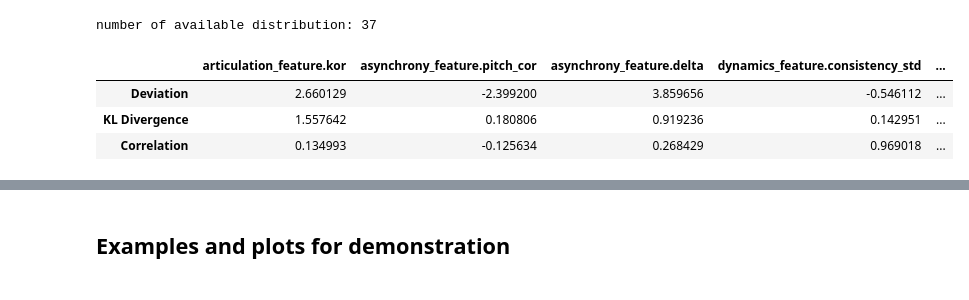
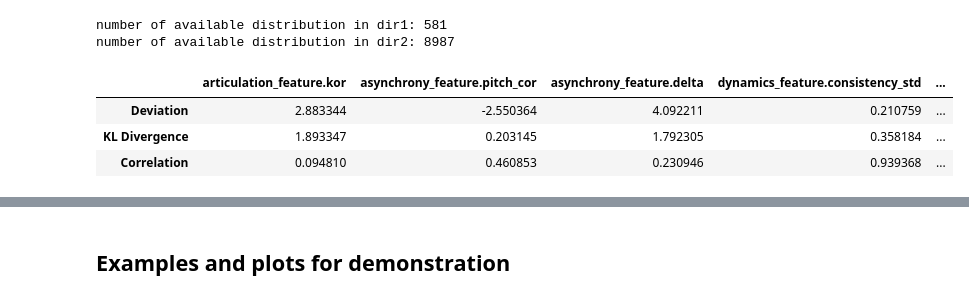
Before and after one commit to annushkalebedev/DExter, a Jupyter notebook: visualization.ipynb, the cells around one changed output, grey strips where cells are left out. Drawn from its saved outputs; the diff is of its cells as text; code cells hidden in the pictures.

```diff
--- a/visualization.ipynb
+++ b/visualization.ipynb
@@ -52,12 +58,13 @@ def get_table_mean(eval_dir1, eval_dir2, N=10000, std=False):
 
     eval_table_mean.iloc[2] = eval_table_mean_.iloc[2]
     return eval_table_mean
-# %%
-get_table_mean(dexter_eval_dir)
-# %% [output]
-number of available distribution: 37
-|  | articulation_feature.kor | asynchrony_feature.pitch_cor | asynchrony_feature.delta | dynamics_feature.consistency_std | ... |
-| Deviation | 2.660129 | -2.399200 | 3.859656 | -0.546112 | ... |
-| KL Divergence | 1.557642 | 0.180806 | 0.919236 | 0.142951 | ... |
-| Correlation | 0.134993 | -0.125634 | 0.268429 | 0.969018 | ... |
+# %%
+get_table_mean(dexter_eval_dir1, dexter_eval_dir2)
+# %% [output]
+number of available distribution in dir1: 581
+number of available distribution in dir2: 8987
+|  | articulation_feature.kor | asynchrony_feature.pitch_cor | asynchrony_feature.delta | dynamics_feature.consistency_std | ... |
+| Deviation | 2.883344 | -2.550364 | 4.092211 | 0.210759 | ... |
+| KL Divergence | 1.893347 | 0.203145 | 1.792305 | 0.358184 | ... |
+| Correlation | 0.094810 | 0.460853 | 0.230946 | 0.939368 | ... |
 # %%
```
Also changed, not shown: parts of 21 cells of this notebook, 15 other files.
